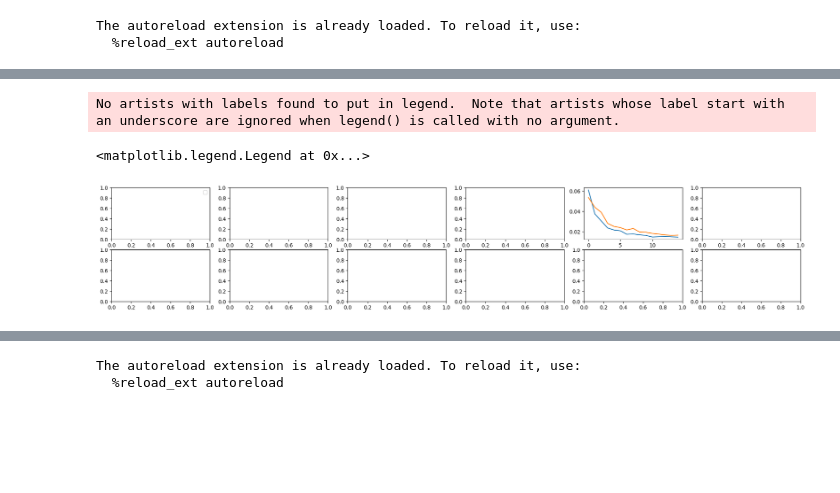
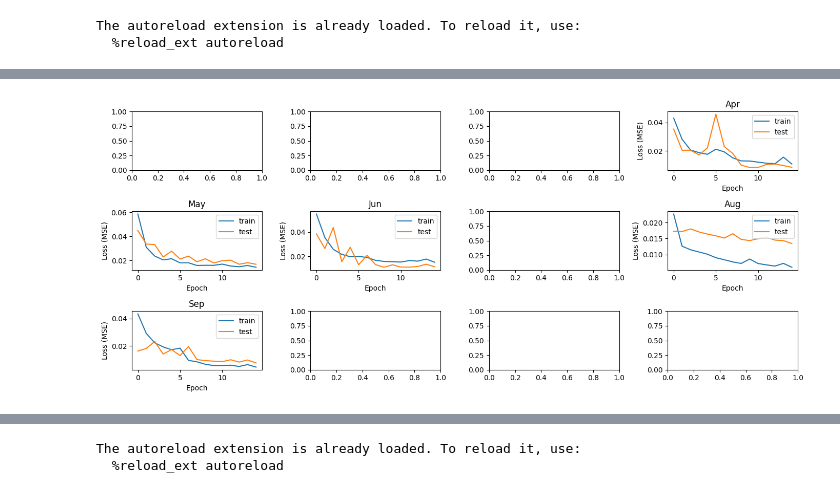
Before and after one commit to zach-gousseau/Quadtree-MPNNLSTM, a Jupyter notebook: ice_results.ipynb, the cells around one changed output, grey strips where cells are left out. Cells and saved outputs as stored; diff of their text form; code cells hidden in the pictures; blank space fills up the shorter version.

```diff
--- a/ice_results.ipynb
+++ b/ice_results.ipynb
@@ -56,7 +63,8 @@ ds = []
 for month in months:
     try:
         ds.append(xr.open_dataset(f'{results_dir}/valpredictions_M{month}_Y2011_Y2015_I5O30.nc', engine='netcdf4'))
-    except FileNotFoundError:
+    except Exception as e: #FileNotFoundError:
+        print(e)
         pass
 
 ds = xr.concat(ds, dim='launch_date')
@@ -70,18 +88,21 @@ for month in months:
     except FileNotFoundError:
         pass
 # %%
-fig, axs = plt.subplots(2, 6, figsize=(24, 4))
+fig, axs = plt.subplots(3, 4, figsize=(14, 6))
 for i, month in enumerate(months):
     try:
         axs.flatten()[i].plot(losses[month].train_loss, label='train')
         axs.flatten()[i].plot(losses[month].test_loss, label='test')
+        axs.flatten()[i].legend()
+
+        axs.flatten()[i].set_ylabel('Loss (MSE)')
+        axs.flatten()[i].set_xlabel('Epoch')
+        axs.flatten()[i].set_title(month_name[month][:3])
     except KeyError:
         pass
 
-axs[0, 0].legend()
+plt.tight_layout()
 # %% [output]
-No artists with labels found to put in legend.  Note that artists whose label start with an underscore are ignored when legend() is called with no argument.
-<matplotlib.legend.Legend at 0x...>
-[figure, old version]
+[figure, new version]
 # %%
 ld = np.random.randint(0, ds.launch_date.size)
```
Also changed, not shown: parts of 10 cells of this notebook.
